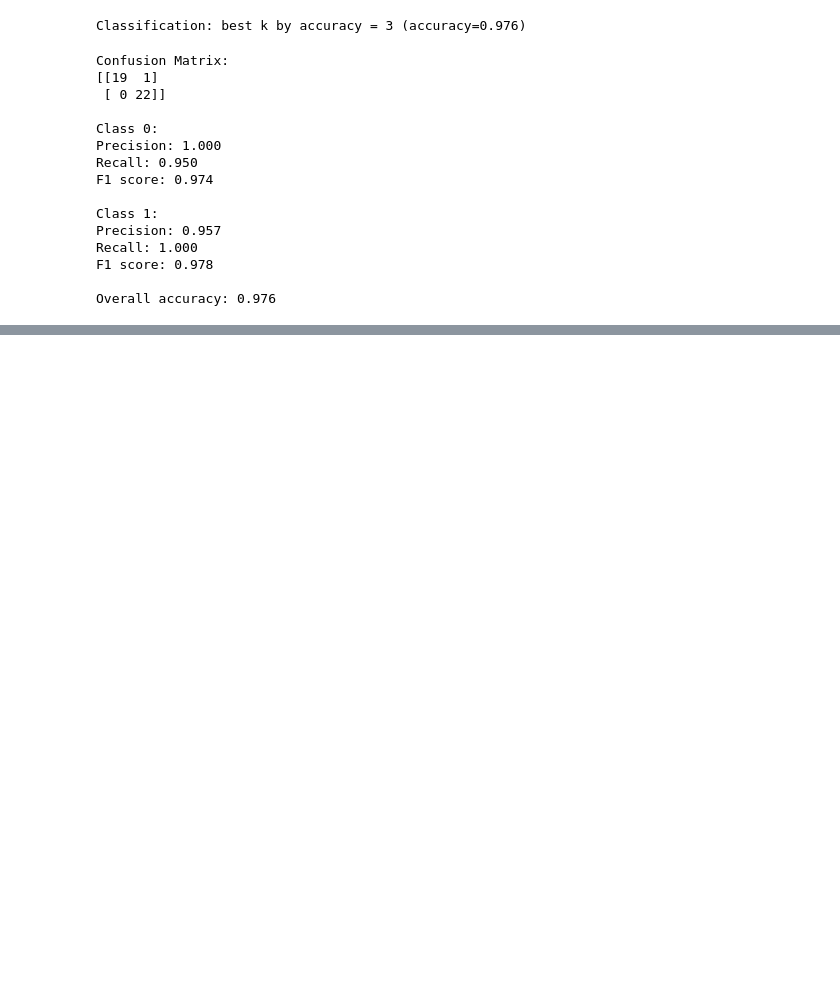
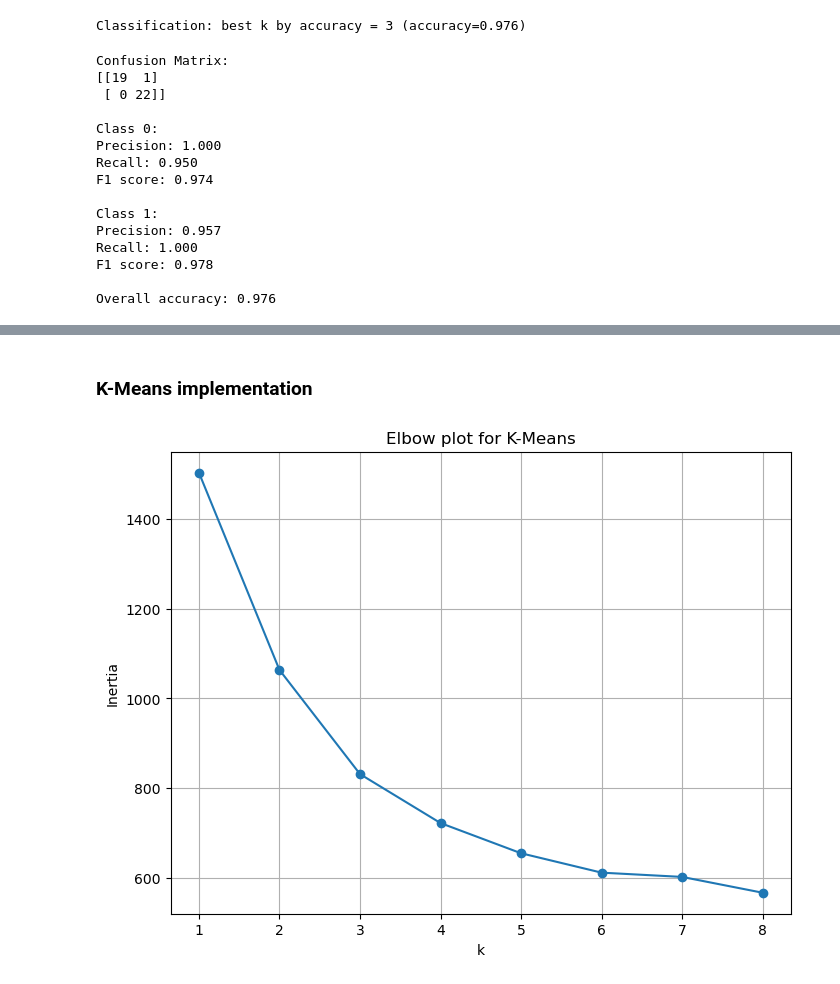
Before and after one commit to gh4nti/MRM-Research-AI-Taskphase, a Jupyter notebook: task10/Task10.ipynb, the cells around one changed output, grey strips where cells are left out. Drawn from its saved outputs; the diff is of its cells as text; code cells hidden in the pictures; blank space fills up the shorter version.

Commit message:
added kmeans clustering

```diff
--- a/task10/Task10.ipynb
+++ b/task10/Task10.ipynb
@@ -275,0 +278,2 @@ Overall accuracy: 0.976
+# %%
+X_orig = data.values.astype(float)
@@ -275,0 +311,2 @@ Overall accuracy: 0.976
+# %% [markdown]
+### K-Means implementation
@@ -275,0 +355,45 @@ Overall accuracy: 0.976
+# %%
+# K-Means
+
+def kmeans(X, k, max_iter=300, tol=1e-4, random_state=None, init_method='kmeans++'):
+	X = np.asarray(X)
+	centers = init_centroids(X, k, random_state=random_state, method=init_method)
+
+	for i in range(1, max_iter+1):
+		labels, inertia = assign_clusters(X, centers)
+		new_centers = update_centers(X, labels, k, random_state=random_state)
+		max_shift = np.sqrt(((centers - new_centers)**2).sum(axis=1)).max()
+		centers = new_centers
+		if max_shift <= tol: break
+
+	labels, inertia = assign_clusters(X, centers)
+	return {'centers': centers, 'labels': labels, 'inertia': float(inertia), 'n_iter': i}
+# %%
+# initialize scaler
+
+scaler = SimpleScaler()
+X = scaler.fit_transform(X_orig)
+# %%
+# run K-Means for k = 1..8
+
+ks = list(range(1, 9))
+inertias = []
+results = {}
+
+for k in ks:
+	res = kmeans(X, k, random_state=67, init_method='kmeans++')
+	inertias.append(res['inertia'])
+	results[k] = res
+# %%
+# elbow plot
+
+plt.figure(figsize=(8,6))
+plt.plot(ks, inertias, marker='o')
+plt.xlabel('k')
+plt.xticks(ks)
+plt.ylabel('Inertia')
+plt.title('Elbow plot for K-Means')
+plt.grid(True)
+plt.show()
+# %% [output]
+[figure, added]
```
Also changed, not shown: parts of 10 cells of this notebook.
